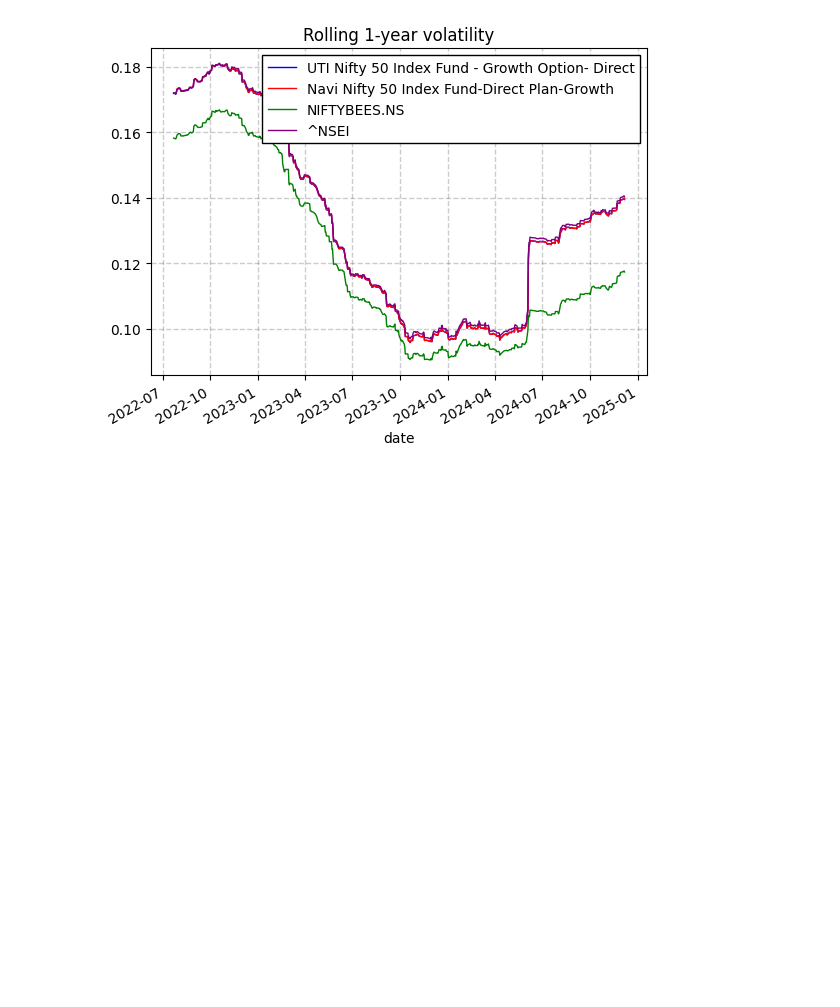
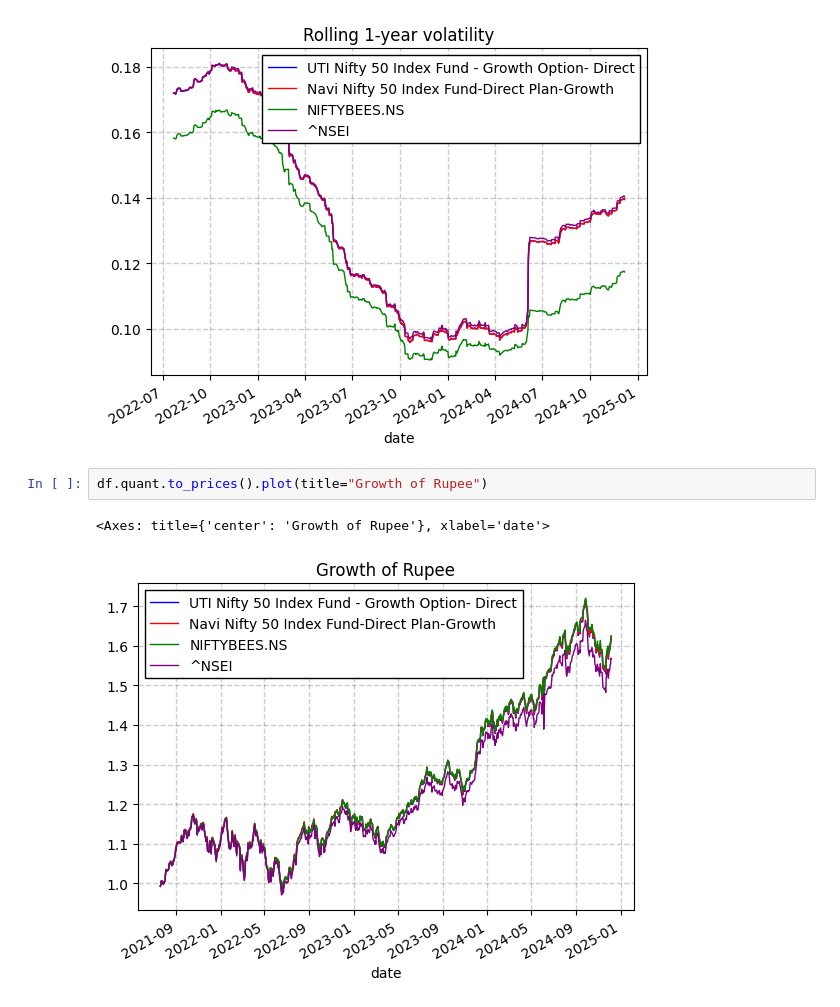
Before and after one commit to nakulrandad/Quant-Finance, a Jupyter notebook: analysis/nifty_etf_vs_mf.ipynb, the cells around one changed output. Saved outputs shown, nothing was run; the diff lists cells and outputs as text; blank space fills up the shorter version.

```diff
--- a/analysis/nifty_etf_vs_mf.ipynb
+++ b/analysis/nifty_etf_vs_mf.ipynb
@@ -115,3 +115,8 @@ df.rolling(252).std().mul(252**0.5).plot(title="Rolling 1-year volatility")
 # %% [output]
 <Axes: title={'center': 'Rolling 1-year volatility'}, xlabel='date'>
 [figure]
+# %%
+df.quant.to_prices().plot(title="Growth of Rupee")
+# %% [output]
+<Axes: title={'center': 'Growth of Rupee'}, xlabel='date'>
+[figure, added]
```
Also changed, not shown: parts of 1 cell of this notebook.
